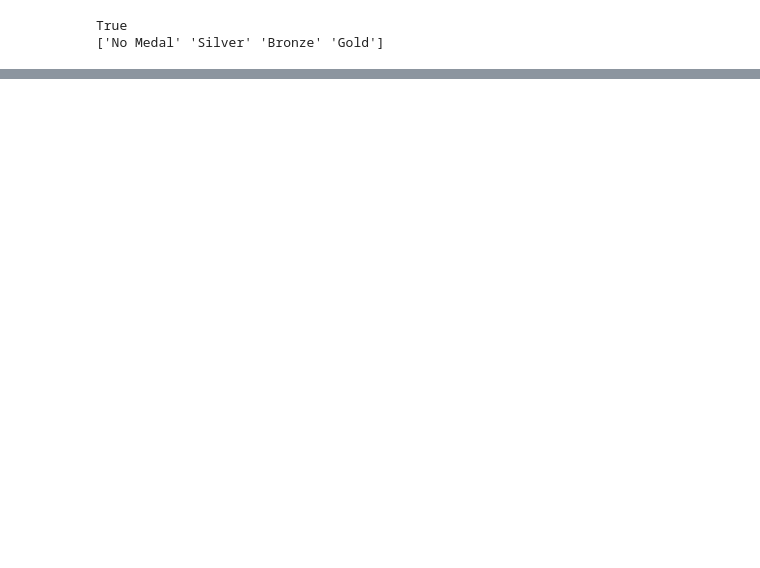
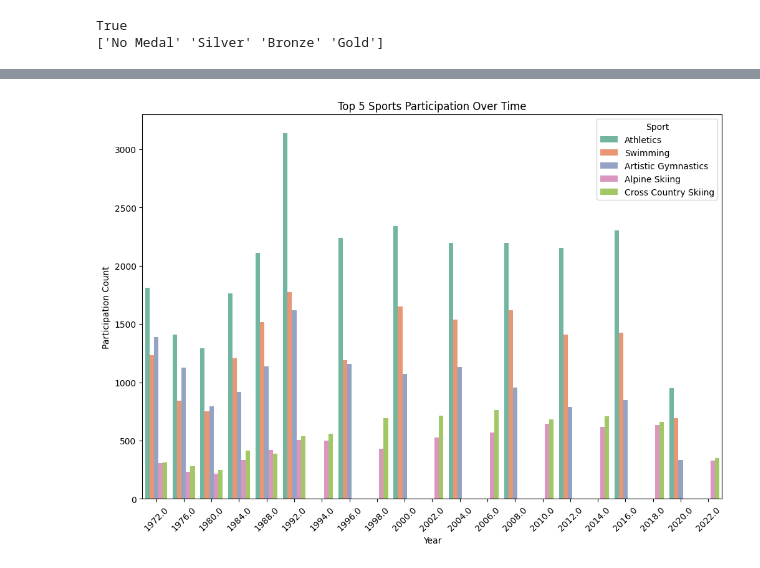
Before and after one commit to Omkar-Pandurang-Jadhav/DataScienceProject, a Jupyter notebook: Olympic_data_analysis.ipynb, the cells around one changed output, grey strips where cells are left out. Drawn from its saved outputs; the diff is of its cells as text; code cells hidden in the pictures; blank space fills up the shorter version.

```diff
--- a/Olympic_data_analysis.ipynb
+++ b/Olympic_data_analysis.ipynb
@@ -331,0 +431,14 @@ memory usage: 19.2+ MB
+# %%
+# Participation by sport over time (Top 5 sports with most participation)
+top_sports_participation = df['Sport'].value_counts().head(5).index
+df_top_sports = df_scaled[df_scaled['Sport'].isin(top_sports_participation)]
+plt.figure(figsize=(12, 8))
+sns.countplot(data=df_top_sports, x='Olympic_Year', hue='Sport', palette='Set2')
+plt.title('Top 5 Sports Participation Over Time')
+plt.xlabel('Year')
+plt.ylabel('Participation Count')
+plt.xticks(rotation=45)
+plt.legend(title='Sport')
+plt.show()
+# %% [output]
+[figure, added]
```
Also changed, not shown: parts of 27 cells of this notebook.
